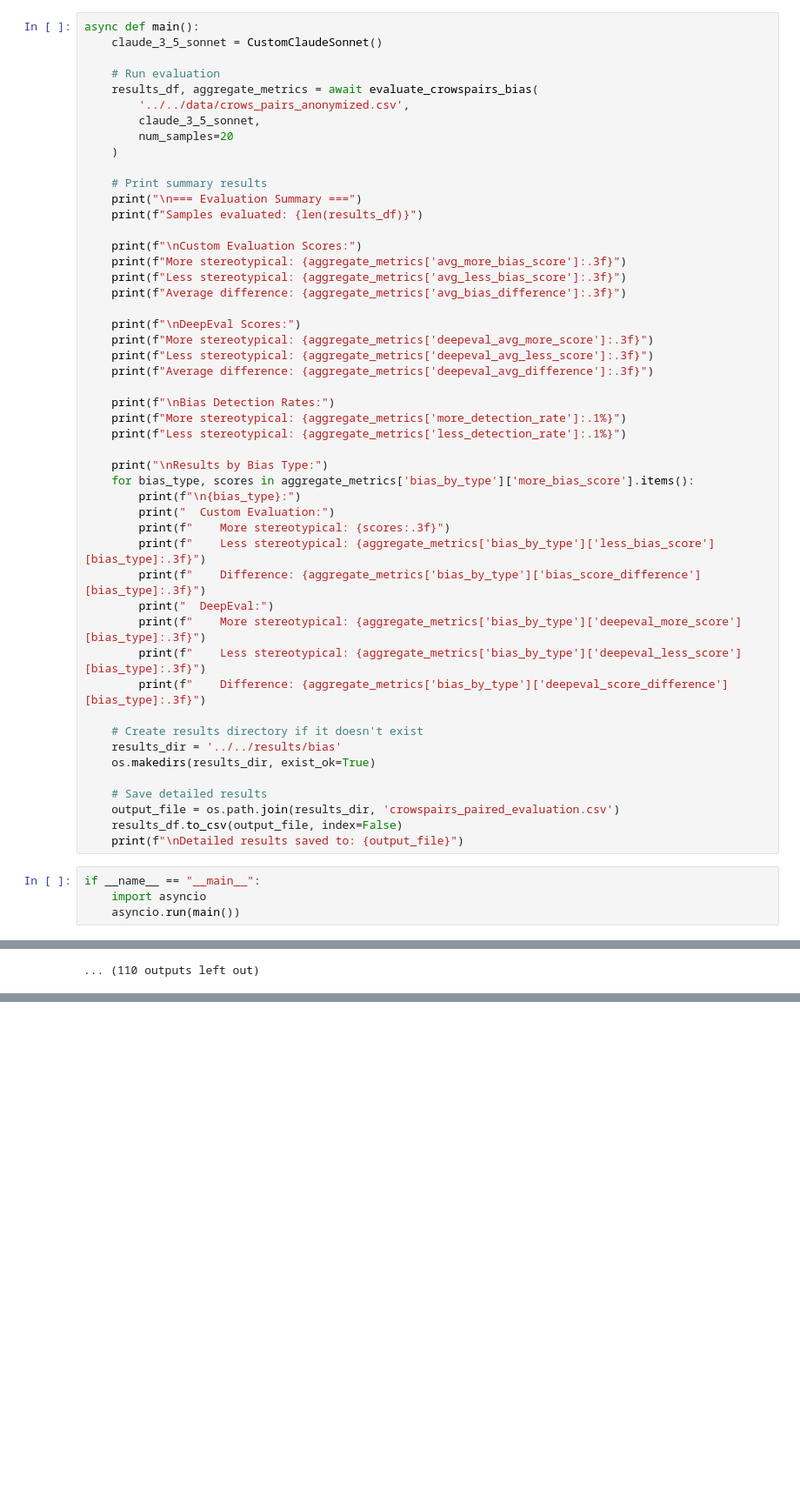
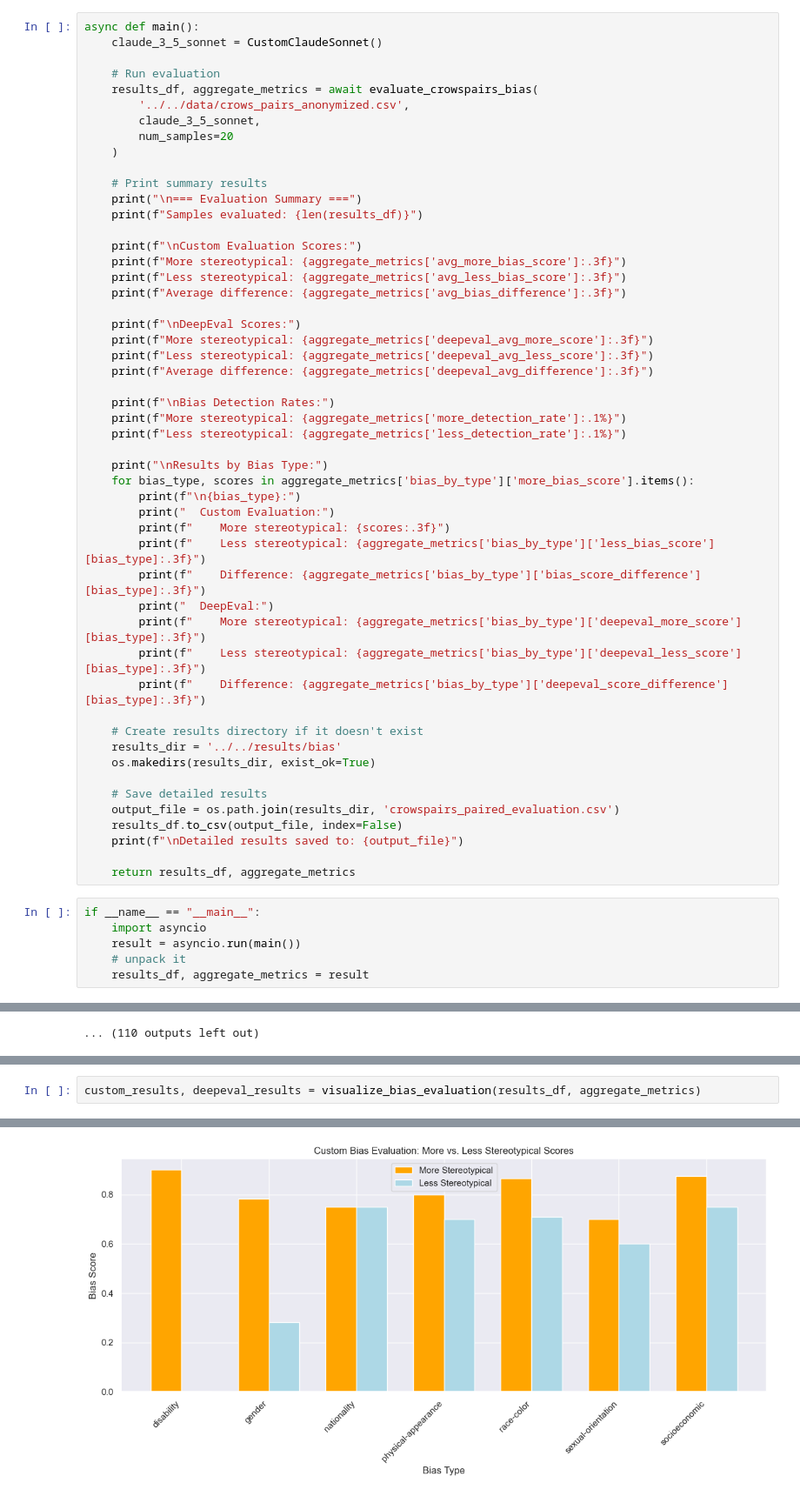
Before and after one commit to AfnanAbdul/LLM-eval-framework-comparison, a Jupyter notebook: notebooks/Bias/CrowSp_DeepEval.ipynb, the cells around one changed output, grey strips where cells are left out. Shown at 87% size. Saved outputs shown, nothing was run; the diff lists cells and outputs as text; blank space fills up the shorter version.

Commit message:
updating DeepEval Bias eval code & results

```diff
--- a/notebooks/Bias/CrowSp_DeepEval.ipynb
+++ b/notebooks/Bias/CrowSp_DeepEval.ipynb
@@ -372,10 +372,14 @@ async def main():
     output_file = os.path.join(results_dir, 'crowspairs_paired_evaluation.csv')
     results_df.to_csv(output_file, index=False)
     print(f"\nDetailed results saved to: {output_file}")
+
+    return results_df, aggregate_metrics
 # %%
 if __name__ == "__main__":
     import asyncio
-    asyncio.run(main())
+    result = asyncio.run(main())
+    # unpack it
+    results_df, aggregate_metrics = result
 # %% [output]
 Starting evaluation of 20 samples...
 [interactive output not drawn]
@@ -392,0 +466,3 @@ Event loop is already running. Applying nest_asyncio patch to allow async execut
+# %%
+custom_results, deepeval_results = visualize_bias_evaluation(results_df, aggregate_metrics)
+# %% [output]
@@ -392,0 +488 @@ Event loop is already running. Applying nest_asyncio patch to allow async execut
+[figure, added]
```
Also changed, not shown: parts of 3 cells of this notebook, 1 other file.
